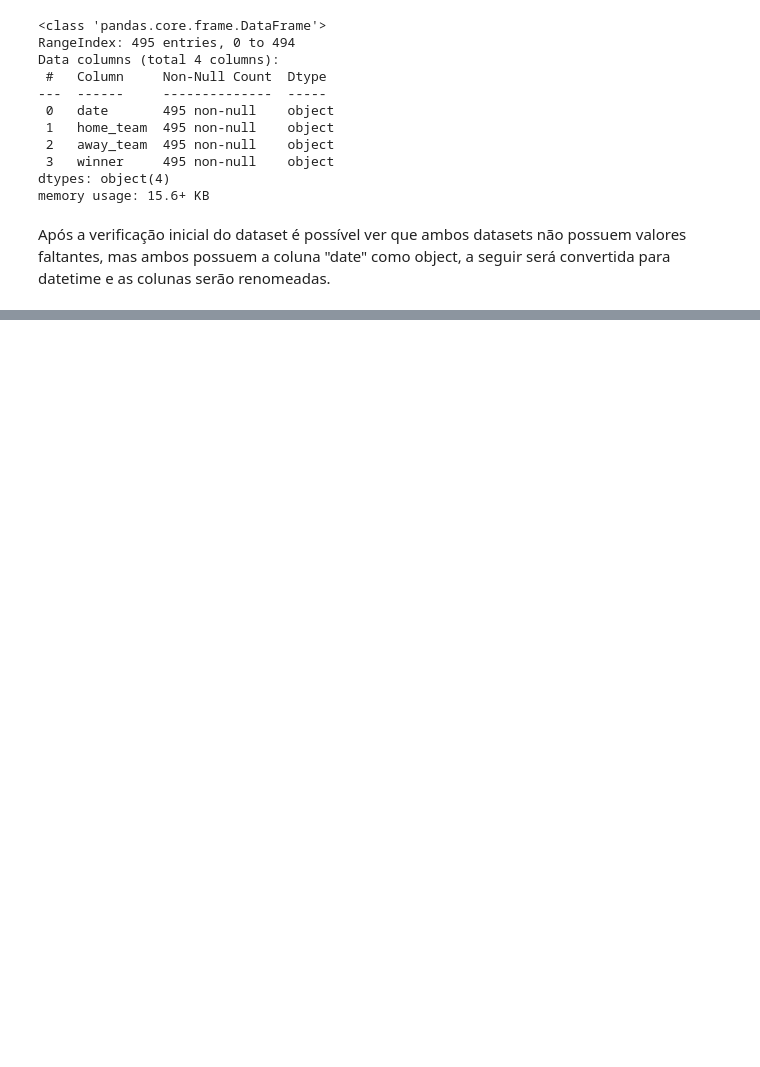
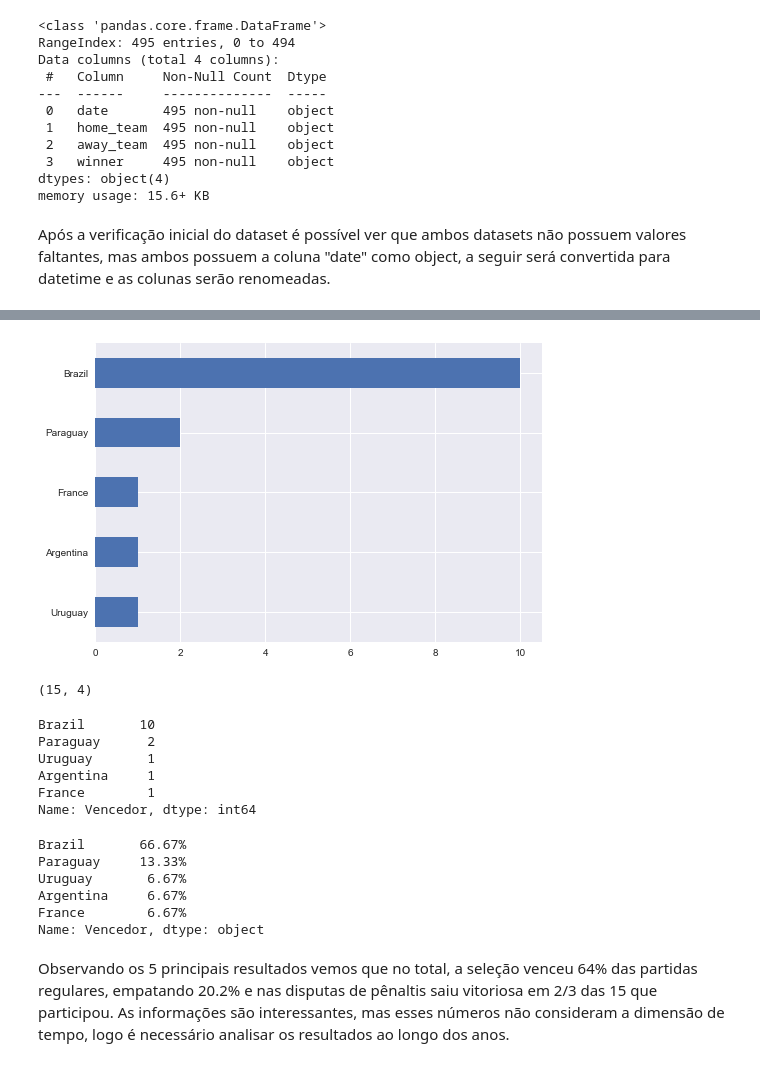
Before and after one commit to gabedewitt/dio-bootcamps, a Jupyter notebook: Python para Cientistas de Dados/Analise_exploratoria_partidas_futebol_internacional.ipynb, the cells around one changed output, grey strips where cells are left out. Cells and saved outputs as stored; diff of their text form; code cells hidden in the pictures; blank space fills up the shorter version.

```diff
--- a/Python para Cientistas de Dados/Analise_exploratoria_partidas_futebol_internacional.ipynb
+++ b/Python para Cientistas de Dados/Analise_exploratoria_partidas_futebol_internacional.ipynb
@@ -142,0 +241,28 @@ resultados.head()
+# %%
+df_brasil_penaltis["Vencedor"].value_counts(ascending = True).tail().plot.barh();
+# %% [output]
+[figure, added]
+# %%
+df_brasil_penaltis.shape
+# %% [output]
+(15, 4)
+# %%
+df_brasil_penaltis["Vencedor"].value_counts()
+# %% [output]
+Brazil       10
+Paraguay      2
+Uruguay       1
+Argentina     1
+France        1
+Name: Vencedor, dtype: int64
+# %%
+df_brasil_penaltis["Vencedor"].value_counts(normalize=True).mul(100).round(2).astype(str).head() + '%'
+# %% [output]
+Brazil       66.67%
+Paraguay     13.33%
+Uruguay       6.67%
+Argentina     6.67%
+France        6.67%
+Name: Vencedor, dtype: object
+# %% [markdown]
+Observando os 5 principais resultados vemos que no total, a seleção venceu 64% das partidas regulares, empatando 20.2% e nas disputas de pênaltis saiu vitoriosa em 2/3 das 15 que participou. As informações são interessantes, mas esses números não consideram a dimensão de tempo, logo é necessário analisar os resultados ao longo dos anos.
```
Also changed, not shown: parts of 21 cells of this notebook.
